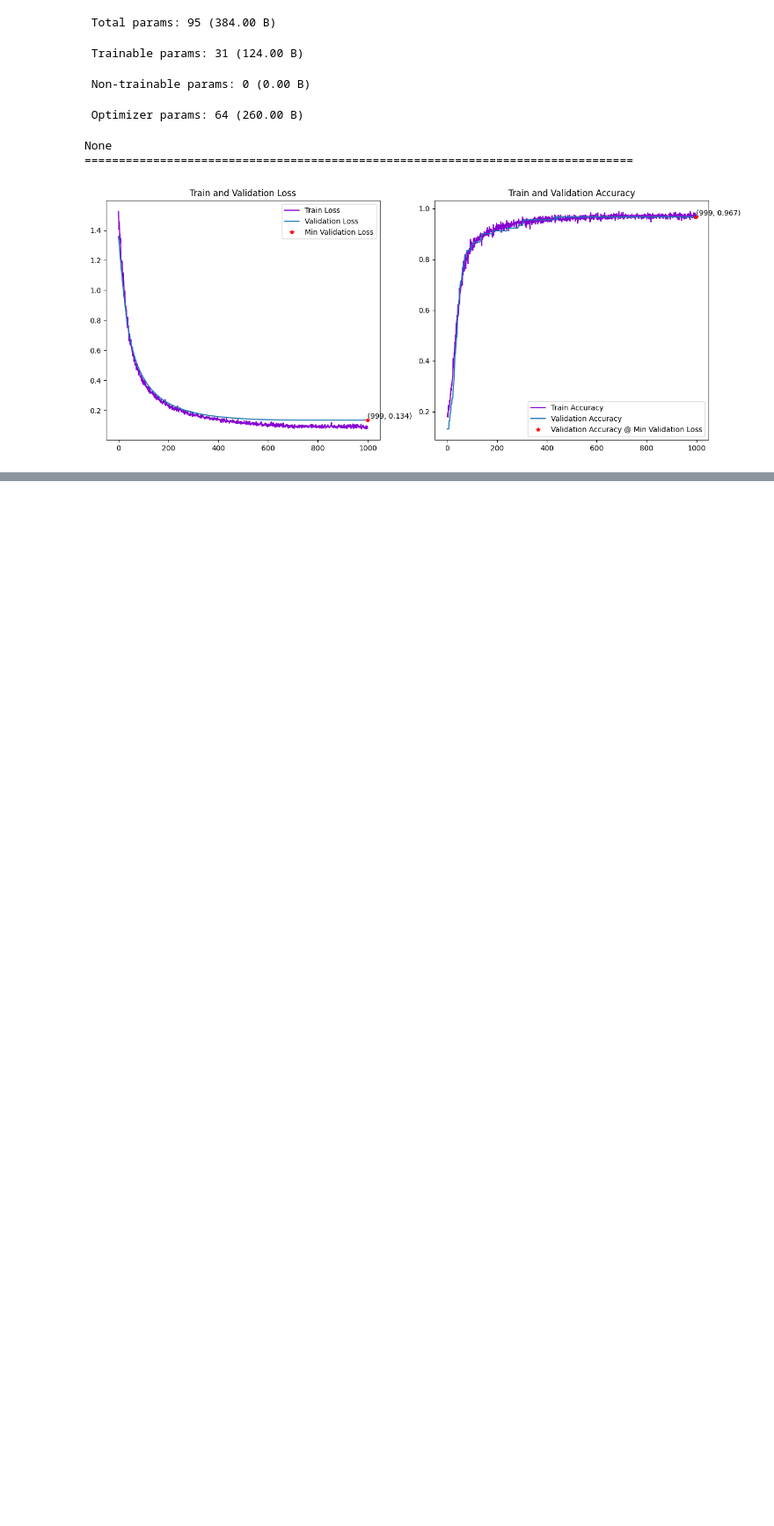
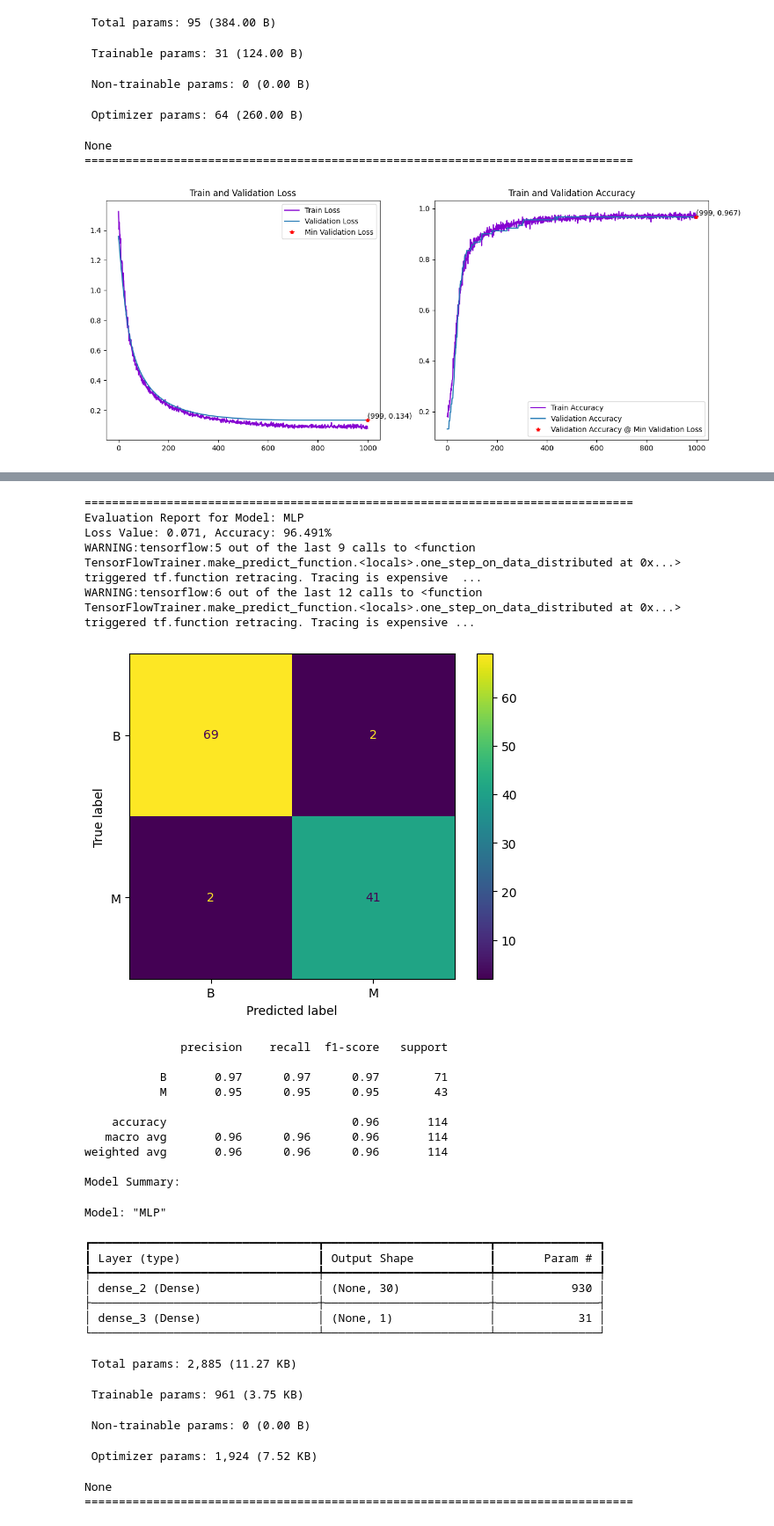
Before and after one commit to Team-AY/Breast-Cancer-Prediction, a Jupyter notebook: Research_process.ipynb, the cells around one changed output, grey strips where cells are left out. Shown at 88% size. Cells and saved outputs as stored; diff of their text form; code cells hidden in the pictures; blank space fills up the shorter version.

```diff
--- a/Research_process.ipynb
+++ b/Research_process.ipynb
@@ -290,0 +338,33 @@ model_history(history)
+# %%
+model_result(model)
+# %% [output]
+================================================================================
+Evaluation Report for Model: MLP
+Loss Value: 0.071, Accuracy: 96.491%
+WARNING:tensorflow:5 out of the last 9 calls to <function TensorFlowTrainer.make_predict_function.<locals>.one_step_on_data_distributed at 0x...> triggered tf.function retracing. Tracing is expensive  ...
+WARNING:tensorflow:6 out of the last 12 calls to <function TensorFlowTrainer.make_predict_function.<locals>.one_step_on_data_distributed at 0x...> triggered tf.function retracing. Tracing is expensive ...
+[figure, added]
+              precision    recall  f1-score   support
+
+           B       0.97      0.97      0.97        71
+           M       0.95      0.95      0.95        43
+
+    accuracy                           0.96       114
+   macro avg       0.96      0.96      0.96       114
+weighted avg       0.96      0.96      0.96       114
+
+Model Summary:
+Model: "MLP"
+┏━━━━━━━━━━━━━━━━━━━━━━━━━━━━━━━━━┳━━━━━━━━━━━━━━━━━━━━━━━━┳━━━━━━━━━━━━━━━┓
+┃ Layer (type)                    ┃ Output Shape           ┃       Param # ┃
+┡━━━━━━━━━━━━━━━━━━━━━━━━━━━━━━━━━╇━━━━━━━━━━━━━━━━━━━━━━━━╇━━━━━━━━━━━━━━━┩
+│ dense_2 (Dense)                 │ (None, 30)             │           930 │
+├─────────────────────────────────┼────────────────────────┼───────────────┤
+│ dense_3 (Dense)                 │ (None, 1)              │            31 │
+└─────────────────────────────────┴────────────────────────┴───────────────┘
+ Total params: 2,885 (11.27 KB)
+ Trainable params: 961 (3.75 KB)
+ Non-trainable params: 0 (0.00 B)
+ Optimizer params: 1,924 (7.52 KB)
+None
+================================================================================
```
Also changed, not shown: parts of 8 cells of this notebook.
